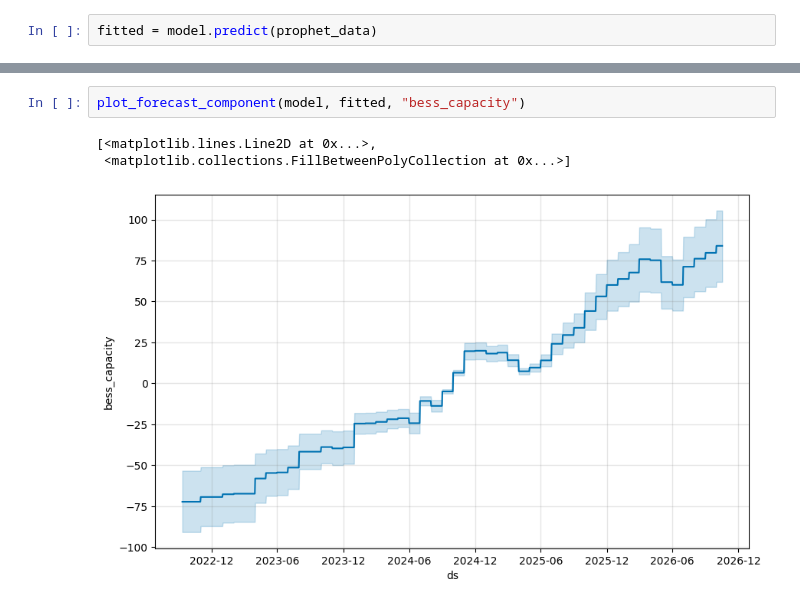
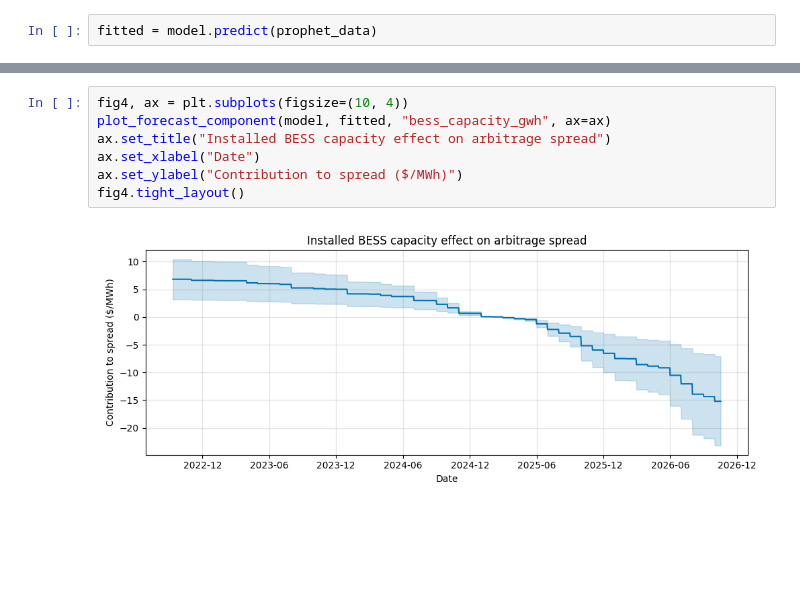
Before and after one commit to andrewkittredge/modo_energy, a Jupyter notebook: analysis.ipynb, the cells around one changed output, grey strips where cells are left out. Saved outputs shown, nothing was run; the diff lists cells and outputs as text; blank space fills up the shorter version.

```diff
--- a/analysis.ipynb
+++ b/analysis.ipynb
@@ -130,6 +237,9 @@ plot_forecast_component(model, fitted, "wind_speed")
-# %%
-plot_forecast_component(model, fitted, "bess_capacity")
-# %% [output]
-[<matplotlib.lines.Line2D at 0x...>,
- <matplotlib.collections.FillBetweenPolyCollection at 0x...>]
-[figure, removed]
+# %%
+fig4, ax = plt.subplots(figsize=(10, 4))
+plot_forecast_component(model, fitted, "bess_capacity_gwh", ax=ax)
+ax.set_title("Installed BESS capacity effect on arbitrage spread")
+ax.set_xlabel("Date")
+ax.set_ylabel("Contribution to spread ($/MWh)")
+fig4.tight_layout()
+# %% [output]
+[figure, added]
```
Also changed, not shown: parts of 25 cells of this notebook, 4 other files.
